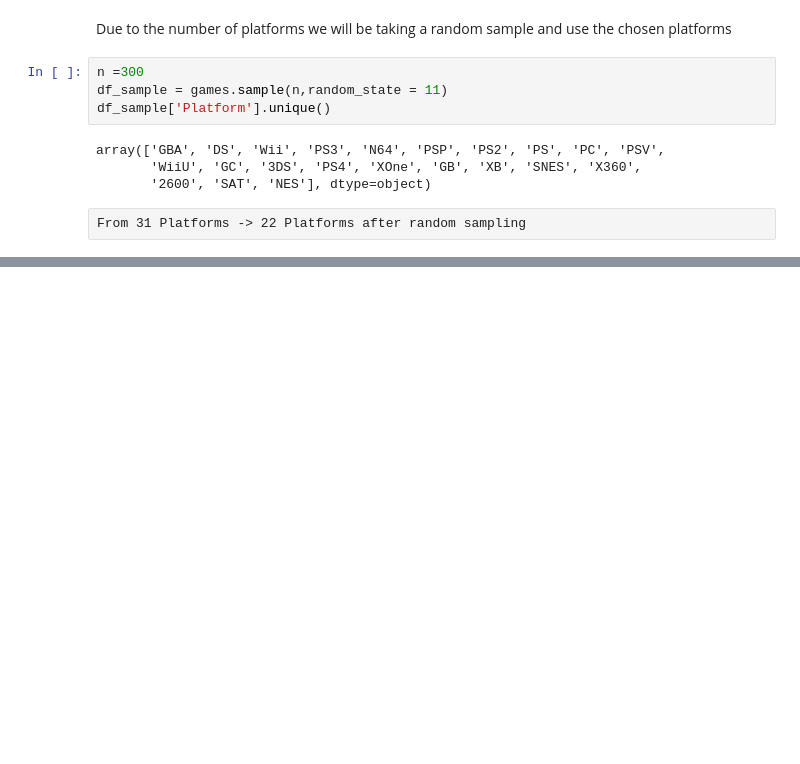
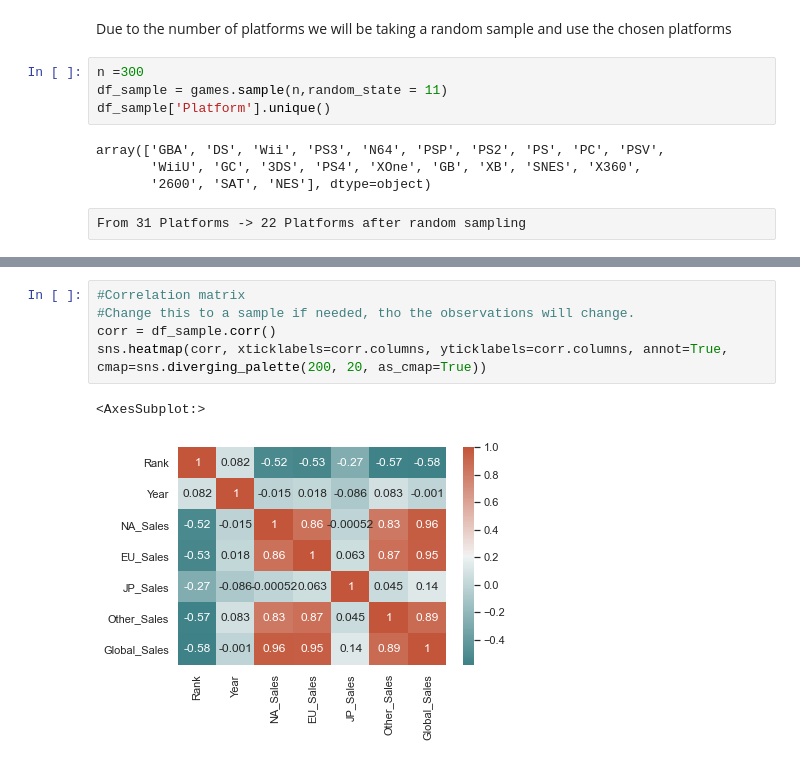
Before and after one commit to chadiTurk/CSMODELProject1, a Jupyter notebook: Phase 1.ipynb, the cells around one changed output, grey strips where cells are left out. Saved outputs shown, nothing was run; the diff lists cells and outputs as text; blank space fills up the shorter version.

Commit message:
Updated/added the eda section, plots and graphs are added

```diff
--- a/Phase 1.ipynb
+++ b/Phase 1.ipynb
@@ -166,0 +214,8 @@ ax = sns.barplot(x="Global_Sales",y="Platform",data = games)
+# %%
+#Correlation matrix
+#Change this to a sample if needed, tho the observations will change.
+corr = df_sample.corr()
+sns.heatmap(corr, xticklabels=corr.columns, yticklabels=corr.columns, annot=True, cmap=sns.diverging_palette(200, 20, as_cmap=True))
+# %% [output]
+<AxesSubplot:>
+[figure, added]
```
Also changed, not shown: parts of 9 cells of this notebook.
